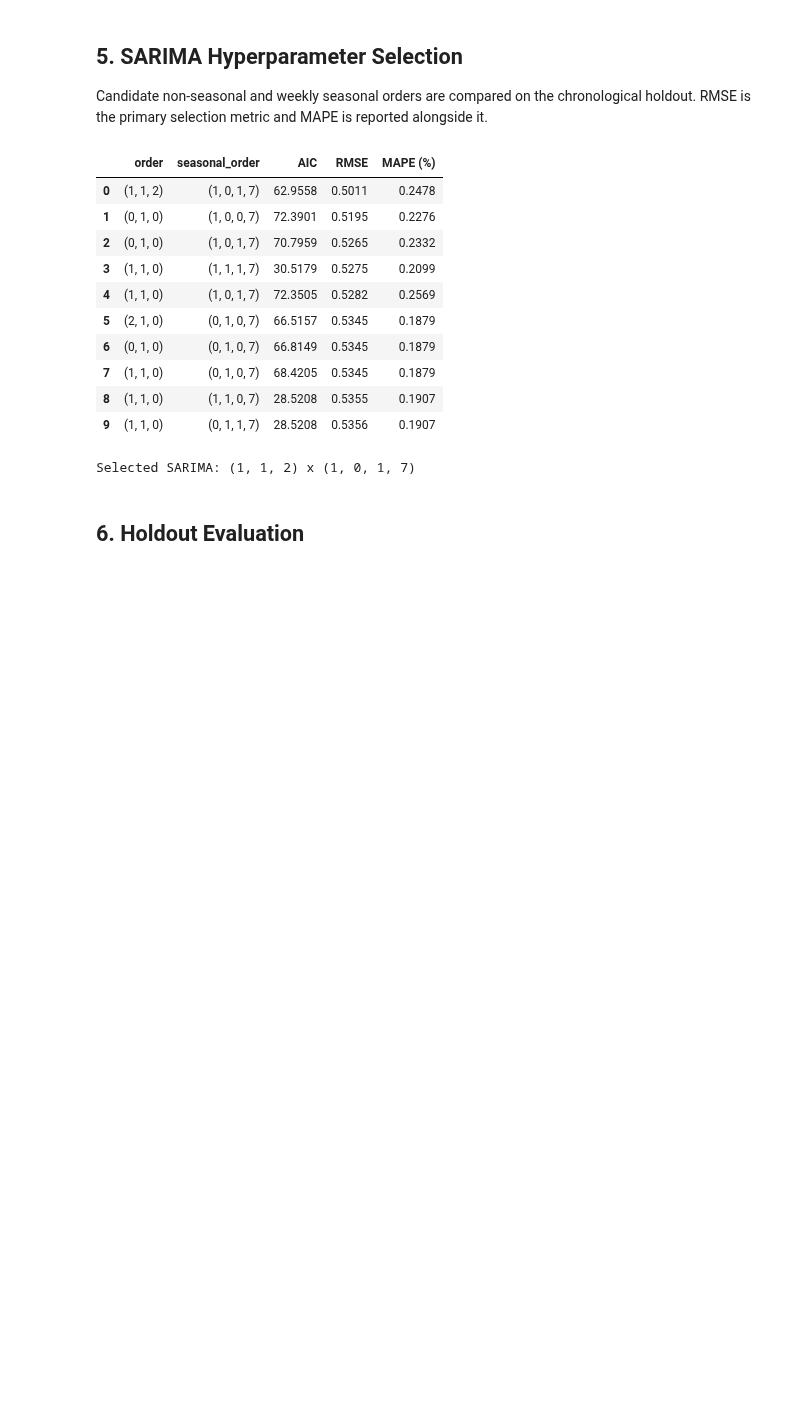
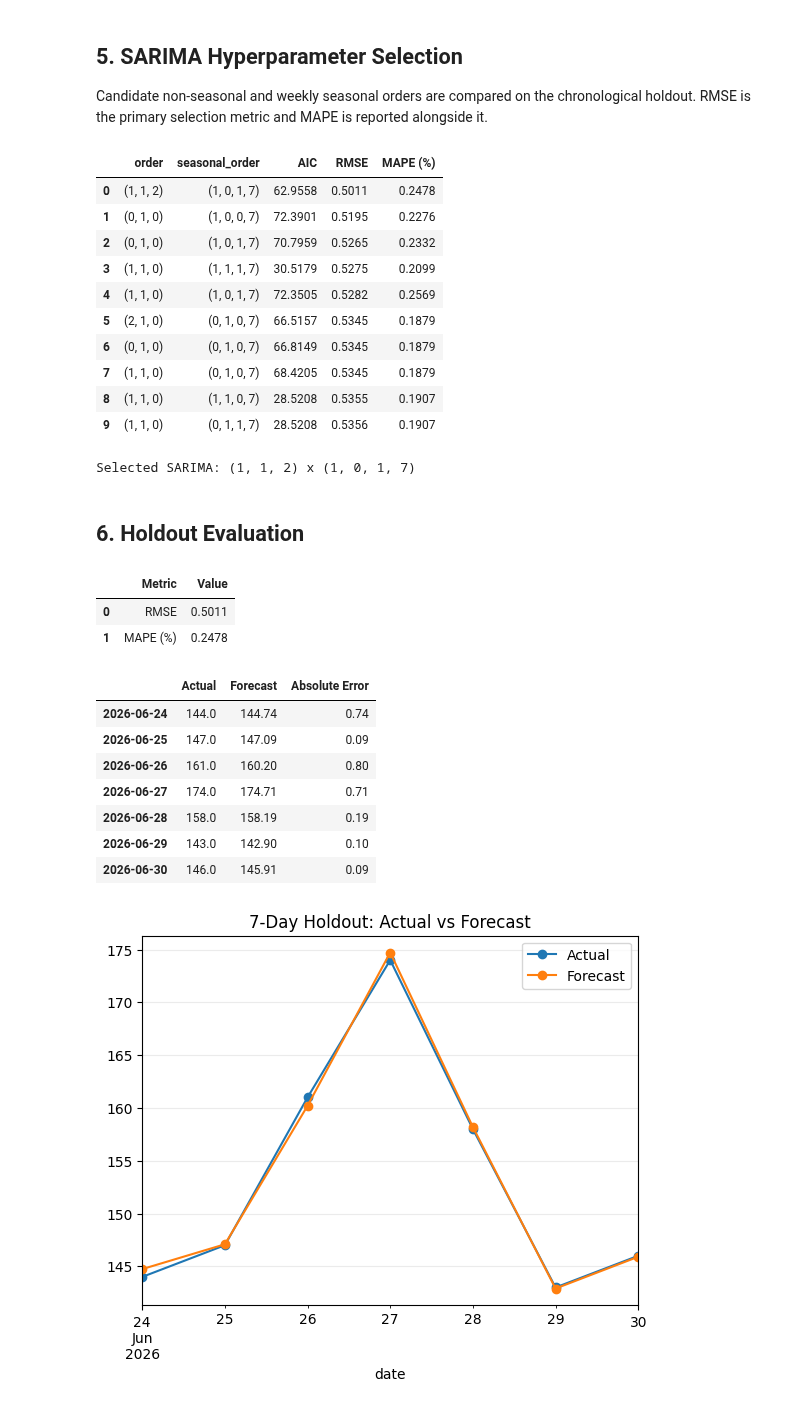
Before and after one commit to amitsinghbhadouriya/Data-science-with-python-and-R-intern-tasks, a Jupyter notebook: time_series_forecasting_deliverable/time_series_forecasting_SARIMA.ipynb, the cells around one changed output. Cells and saved outputs as stored; diff of their text form; code cells hidden in the pictures; blank space fills up the shorter version.

Commit message:
feat(forecasting): plot holdout predictions against ground truth actuals

```diff
--- a/time_series_forecasting_deliverable/time_series_forecasting_SARIMA.ipynb
+++ b/time_series_forecasting_deliverable/time_series_forecasting_SARIMA.ipynb
@@ -137,9 +137,25 @@ Selected SARIMA: (1, 1, 2) x (1, 0, 1, 7)
 # %% [markdown]
 ## 6. Holdout Evaluation
 # %%
-best_order = tuple(best["order"]); best_seasonal = tuple(best["seasonal_order"])
-fit_eval = SARIMAX(train, order=best_order, seasonal_order=best_seasonal, enforce_stationarity=False, enforce_invertibility=False).fit(disp=False)
-pred_eval = fit_eval.get_forecast(steps=len(test)).predicted_mean
-print(f"Selected model: SARIMA{best_order}x{best_seasonal}")
-print(f"Holdout RMSE: {root_mean_squared_error(test, pred_eval):.2f}")
-print(f"Holdout MAPE: {mape(test, pred_eval):.2f}%")
+best_order=tuple(best["order"]); best_seasonal=tuple(best["seasonal_order"])
+fit=SARIMAX(train,order=best_order,seasonal_order=best_seasonal,enforce_stationarity=False,enforce_invertibility=False).fit(disp=False,maxiter=300)
+pred=fit.forecast(len(test))
+rmse=mean_squared_error(test,pred)**0.5
+mp=mape(test,pred)
+metrics=pd.DataFrame({"Metric":["RMSE","MAPE (%)"],"Value":[rmse,mp]})
+display(metrics.round(4))
+display(pd.DataFrame({"Actual":test,"Forecast":pred,"Absolute Error":abs(test-pred)}).round(2))
+ax=test.plot(marker="o",label="Actual"); pred.plot(ax=ax,marker="o",label="Forecast"); ax.set_title("7-Day Holdout: Actual vs Forecast"); ax.legend(); ax.grid(alpha=.25); plt.show()
+# %% [output]
+|  | Metric | Value |
+| 0 | RMSE | 0.5011 |
+| 1 | MAPE (%) | 0.2478 |
+|  | Actual | Forecast | Absolute Error |
+| 2026-06-24 | 144.0 | 144.74 | 0.74 |
+| 2026-06-25 | 147.0 | 147.09 | 0.09 |
+| 2026-06-26 | 161.0 | 160.20 | 0.80 |
+| 2026-06-27 | 174.0 | 174.71 | 0.71 |
+| 2026-06-28 | 158.0 | 158.19 | 0.19 |
+| 2026-06-29 | 143.0 | 142.90 | 0.10 |
+| 2026-06-30 | 146.0 | 145.91 | 0.09 |
+[figure, added]
```
